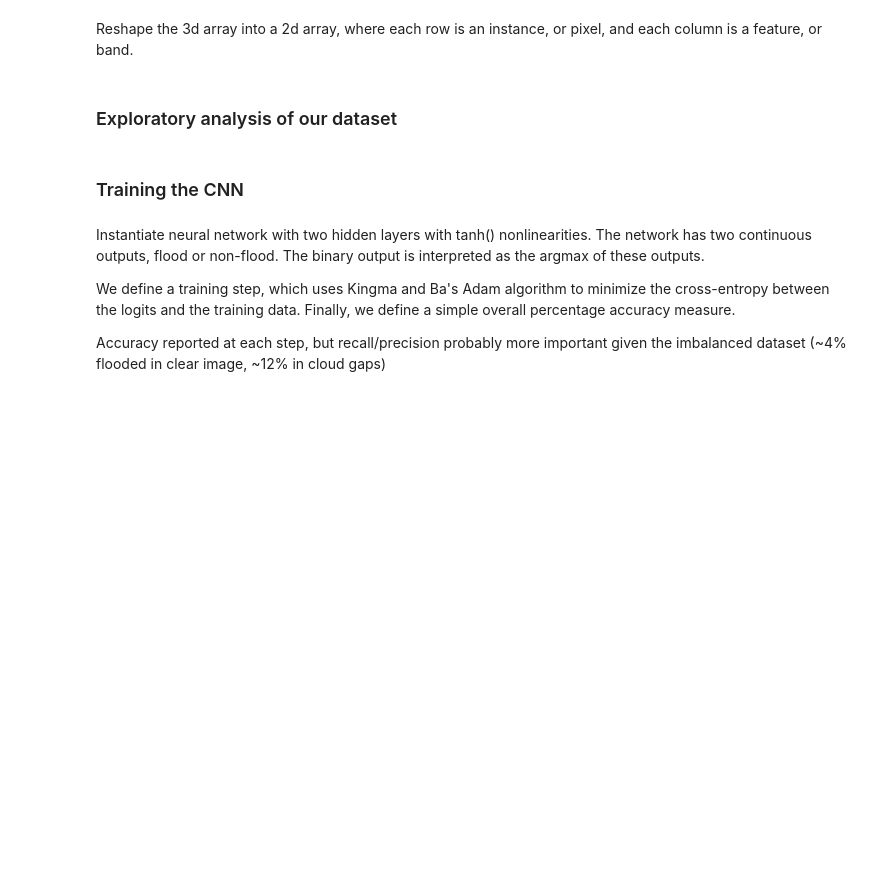
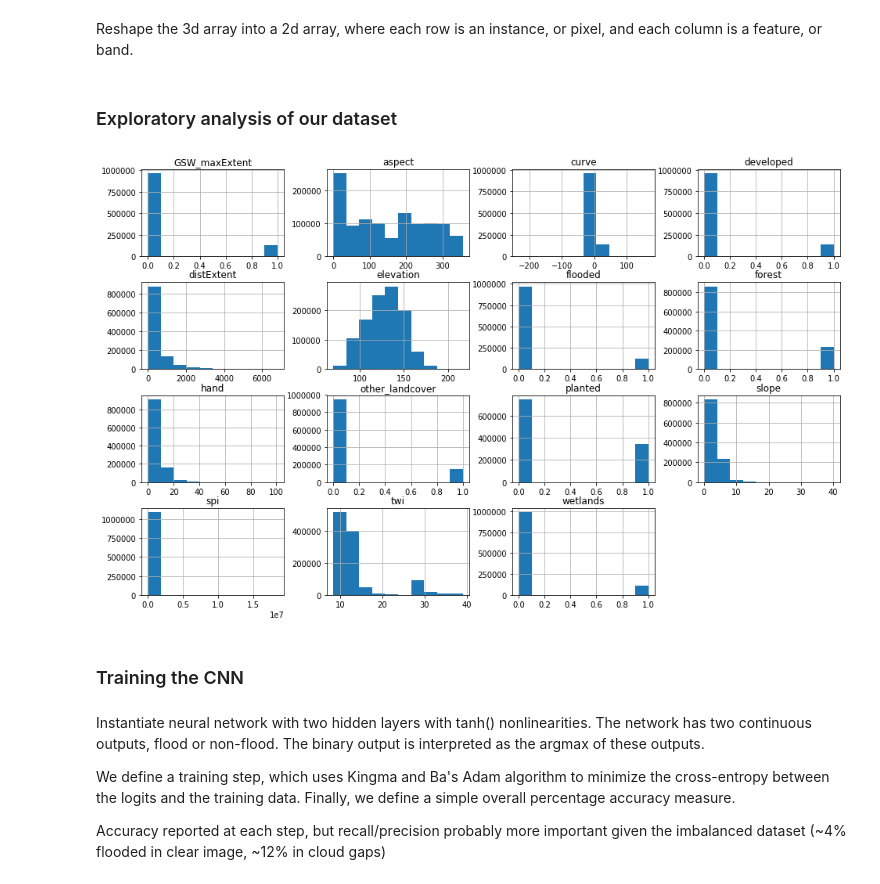
Before and after one commit to ianpdavies/cloudy_flood_prediction, a Jupyter notebook: notebooks/CNN.ipynb, the cells around one changed output. Drawn from its saved outputs; the diff is of its cells as text; code cells hidden in the pictures; blank space fills up the shorter version.

```diff
--- a/notebooks/CNN.ipynb
+++ b/notebooks/CNN.ipynb
@@ -137,6 +138,14 @@ data_std = training_data[:,0:14].std(0)
 # %%
 # How imbalanced is our dataset? Flooded vs. non-flooded pixels
 np.sum(data_vector[:,14]==1)/np.sum(data_vector[:,14]==0)*100
+
+# Convert array to pd df and view histogram
+df = pd.DataFrame(data=data_vector, columns=feat_list_new)
+hist = df.hist(figsize=(16, 10))
+hist
+plt.show()
+# %% [output]
+[figure, added]
 # %% [markdown]
 ### Training the CNN
 # %%
```
Also changed, not shown: parts of 6 cells of this notebook.
